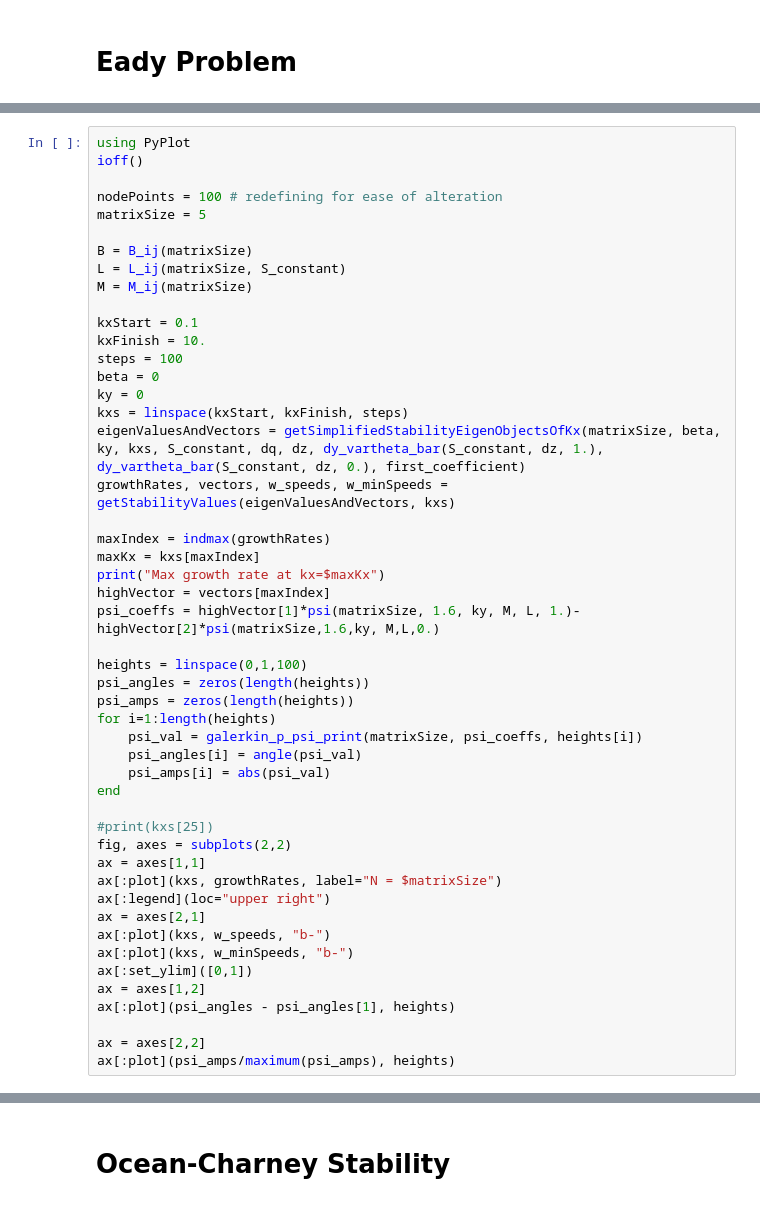
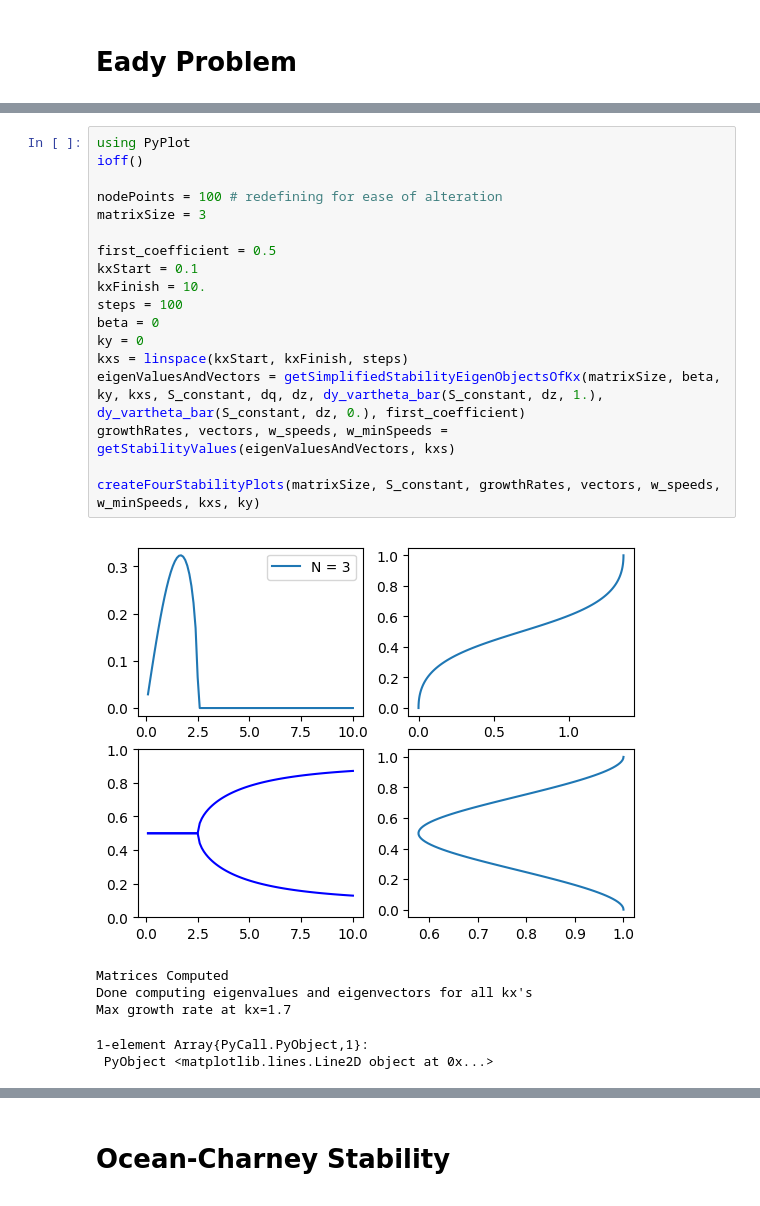
Before and after one commit to mwatwood-cu/QG-Galerkin, a Jupyter notebook: Julia Coefficients.ipynb, the cells around one changed output, grey strips where cells are left out. Drawn from its saved outputs; the diff is of its cells as text.

```diff
--- a/Julia Coefficients.ipynb
+++ b/Julia Coefficients.ipynb
@@ -312,49 +364,25 @@ u_galerkin(matrixSize, ugc, .1)
-# %%
-using PyPlot
-ioff()
-
-nodePoints = 100 # redefining for ease of alteration
-matrixSize = 5
-
-B = B_ij(matrixSize)
-L = L_ij(matrixSize, S_constant)
-M = M_ij(matrixSize)
-
-kxStart = 0.1
-kxFinish = 10.
-steps = 100
-beta = 0
-ky = 0
-kxs = linspace(kxStart, kxFinish, steps)
-eigenValuesAndVectors = getSimplifiedStabilityEigenObjectsOfKx(matrixSize, beta, ky, kxs, S_constant, dq, dz, dy_vartheta_bar(S_constant, dz, 1.), dy_vartheta_bar(S_constant, dz, 0.), first_coefficient)
-growthRates, vectors, w_speeds, w_minSpeeds = getStabilityValues(eigenValuesAndVectors, kxs)
-
-maxIndex = indmax(growthRates)
-maxKx = kxs[maxIndex]
-print("Max growth rate at kx=$maxKx")
-highVector = vectors[maxIndex]
-psi_coeffs = highVector[1]*psi(matrixSize, 1.6, ky, M, L, 1.)-highVector[2]*psi(matrixSize,1.6,ky, M,L,0.)
-
-heights = linspace(0,1,100)
-psi_angles = zeros(length(heights))
-psi_amps = zeros(length(heights))
-for i=1:length(heights)
-    psi_val = galerkin_p_psi_print(matrixSize, psi_coeffs, heights[i])
-    psi_angles[i] = angle(psi_val)
-    psi_amps[i] = abs(psi_val)
-end
-
-#print(kxs[25])
-fig, axes = subplots(2,2)
-ax = axes[1,1]
-ax[:plot](kxs, growthRates, label="N = $matrixSize")
-ax[:legend](loc="upper right")
-ax = axes[2,1]
-ax[:plot](kxs, w_speeds, "b-")
-ax[:plot](kxs, w_minSpeeds, "b-")
-ax[:set_ylim]([0,1])
-ax = axes[1,2]
-ax[:plot](psi_angles - psi_angles[1], heights)
-
-ax = axes[2,2]
-ax[:plot](psi_amps/maximum(psi_amps), heights)
+# %%
+using PyPlot
+ioff()
+
+nodePoints = 100 # redefining for ease of alteration
+matrixSize = 3
+
+first_coefficient = 0.5
+kxStart = 0.1
+kxFinish = 10.
+steps = 100
+beta = 0
+ky = 0
+kxs = linspace(kxStart, kxFinish, steps)
+eigenValuesAndVectors = getSimplifiedStabilityEigenObjectsOfKx(matrixSize, beta, ky, kxs, S_constant, dq, dz, dy_vartheta_bar(S_constant, dz, 1.), dy_vartheta_bar(S_constant, dz, 0.), first_coefficient)
+growthRates, vectors, w_speeds, w_minSpeeds = getStabilityValues(eigenValuesAndVectors, kxs)
+
+createFourStabilityPlots(matrixSize, S_constant, growthRates, vectors, w_speeds, w_minSpeeds, kxs, ky)
+# %% [output]
+[figure, added]
+Matrices Computed
+Done computing eigenvalues and eigenvectors for all kx's
+Max growth rate at kx=1.7
+1-element Array{PyCall.PyObject,1}:
+ PyObject <matplotlib.lines.Line2D object at 0x...>
```
Also changed, not shown: parts of 13 cells of this notebook.
